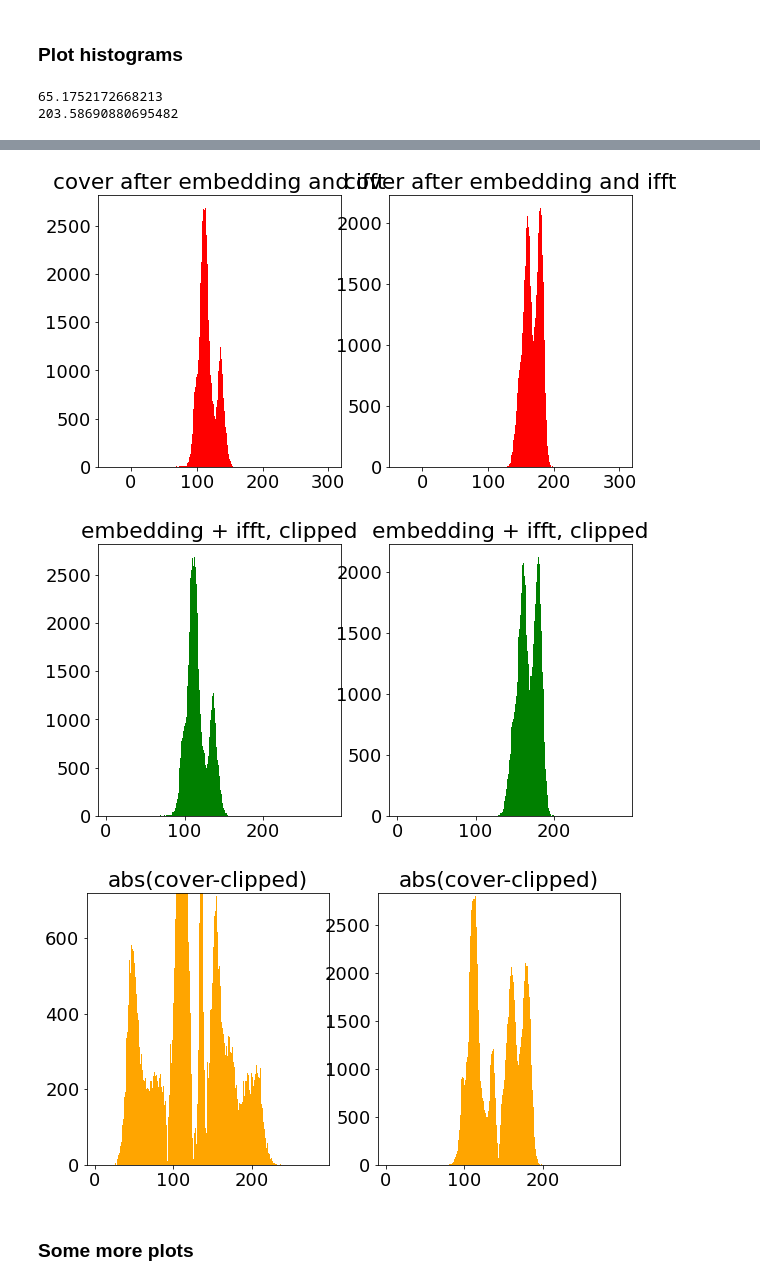
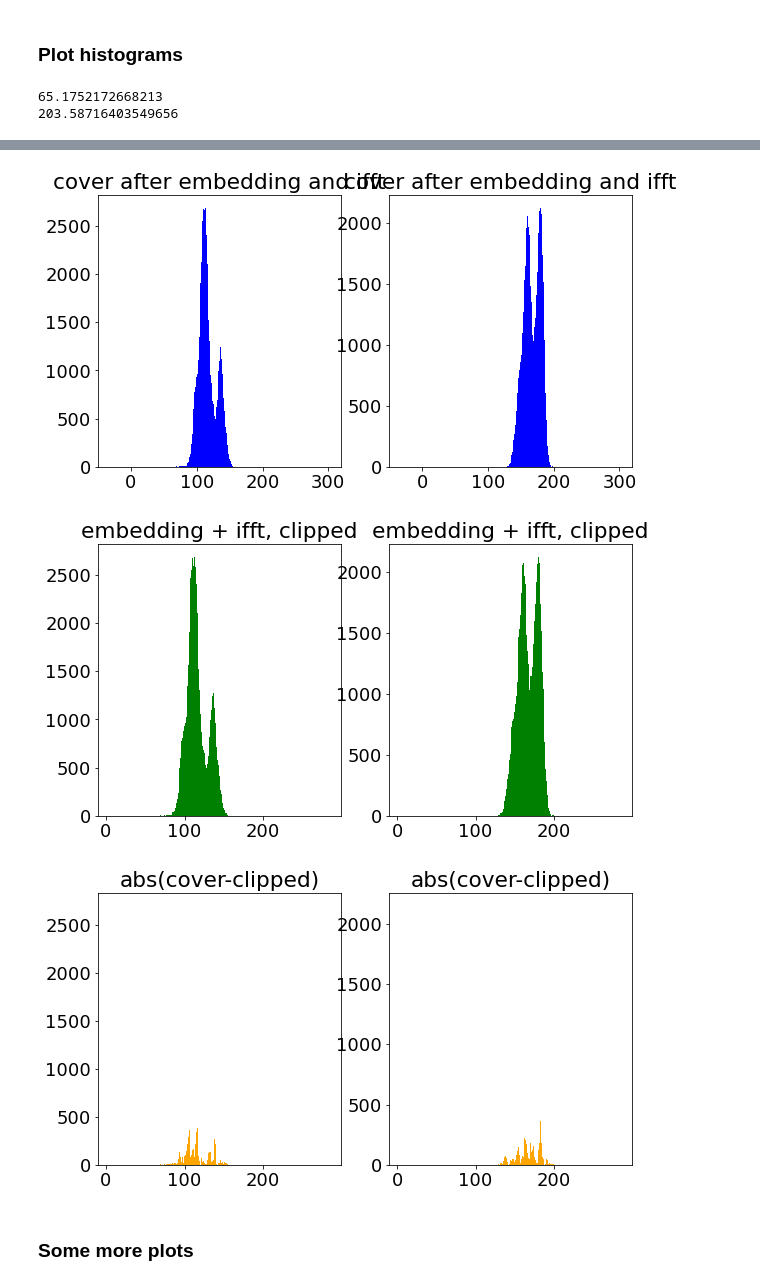
Before and after one commit to PIX3LFLUX/Steganosaurus, a Jupyter notebook: FFT_stego_sharp.ipynb, the cells around one changed output, grey strips where cells are left out. Drawn from its saved outputs; the diff is of its cells as text; code cells hidden in the pictures.

```diff
--- a/FFT_stego_sharp.ipynb
+++ b/FFT_stego_sharp.ipynb
@@ -667,8 +452,10 @@ Text(0.5, 1.0, '2')
 # %%
 if static_gain != 0:
     gain = static_gain
-else:
-    gain = 10000
+elif Colorspace(colorspace) == Colorspace.RGB:
+    gain = [10000, 10001, 10002]
+elif Colorspace(colorspace) == Colorspace.YCbCr:
+    gain = [10000, 10001]
 # %% [markdown]
 ### Payload
 # %%
@@ -677,7 +464,7 @@ string="""Lorem ipsum dolor sit amet, consetetur sadipscing elitr, sed diam nonu
 ### Mask
 # %%
 # apply gain to binary message
-bin_encoded = generateMessage(string, gain, Colorspace(colorspace))
+bin_encoded, bin_encoded_raw  = generateMessage(string, gain, Colorspace(colorspace))
 # bin_encoded =  text_to_bits_int(string, gain, Colorspace(colorspace))
 print("bin_encoded:", bin_encoded[-1][:20])
 
@@ -776,10 +564,7 @@ print("length binary encoded message: ", len(bin_encoded))
 # embed the message into their respective channels by using the mask from the 'header channel'
 cover_masked = []
 for ix, bin_encoded_channel in enumerate(bin_encoded):
-    if len(bin_encoded) == 2:
-        cover_masked.append(embedBin2FFT(channel[ix+1], cover_fft_mask, bin_encoded_channel))
-    elif len(bin_encoded) == 3:
-        cover_masked.append(embedBin2FFT(channel[ix], cover_fft_mask, bin_encoded_channel))
+    cover_masked.append(embedBin2FFT(channel[ix+3-len(bin_encoded)], cover_fft_mask, bin_encoded_channel))
 
 print("cover_masked length: ", len(cover_masked))
 
@@ -828,41 +613,41 @@ plt.figure(figsize=(20,5))
 for ix, ch in enumerate(cover_masked):
     hist1, edges1 = np.histogram(ch, bins=range(-50,320))
     plt.subplot(14*10 + ix + 1)
-    plt.bar(edges1[:-1], hist1, width = 1, color='red')
+    plt.bar(edges1[:-1], hist1, width = 1, color='blue')
     plt.xlim(min(edges1), max(edges1))
     plt.title("cover after embedding and ifft")
 print(np.min(cover_masked))
 print(np.max(cover_masked))
 
 h2 = []
 e2 = []
 plt.figure(figsize=(20,5))
 for ix, ch in enumerate(cover_masked_clip):
     hist2, edges2 = np.histogram(ch, bins=range(300))
     plt.subplot(14*10 + ix + 1)
     plt.bar(edges2[:-1], hist2, width = 1, color='green')
     plt.xlim(-10, max(edges2))
     plt.title("embedding + ifft, clipped")
     h2.append(hist2)
     e2.append(edges2)
 
 plt.figure(figsize=(20,5))
 for ix, ch in enumerate(h2):
-    hist3 = np.abs(h0[ix] - ch)
+    hist3 = np.abs(h0[ix+3-len(h2)] - ch)
     plt.subplot(14*10 + ix + 1)
     plt.bar(e2[ix][:-1], hist3, width = 1, color='orange')
     plt.xlim(-10, max(e2[ix]))
-    plt.ylim(0,max(h0[ix]))
+    plt.ylim(0,max(h0[ix+3-len(h2)]))
     plt.title("abs(cover-clipped)")
 
 plt.show()
 # %% [output]
 65.1752172668213
-203.58690880695482
+203.58716403549656
 [figure]
-[figure, old version]
+[figure, new version]
 [figure]
-[figure, old version]
+[figure, new version]
 # %% [markdown]
 ### Some more plots
 # %%
```
Also changed, not shown: parts of 8 cells of this notebook, 2 other files.
